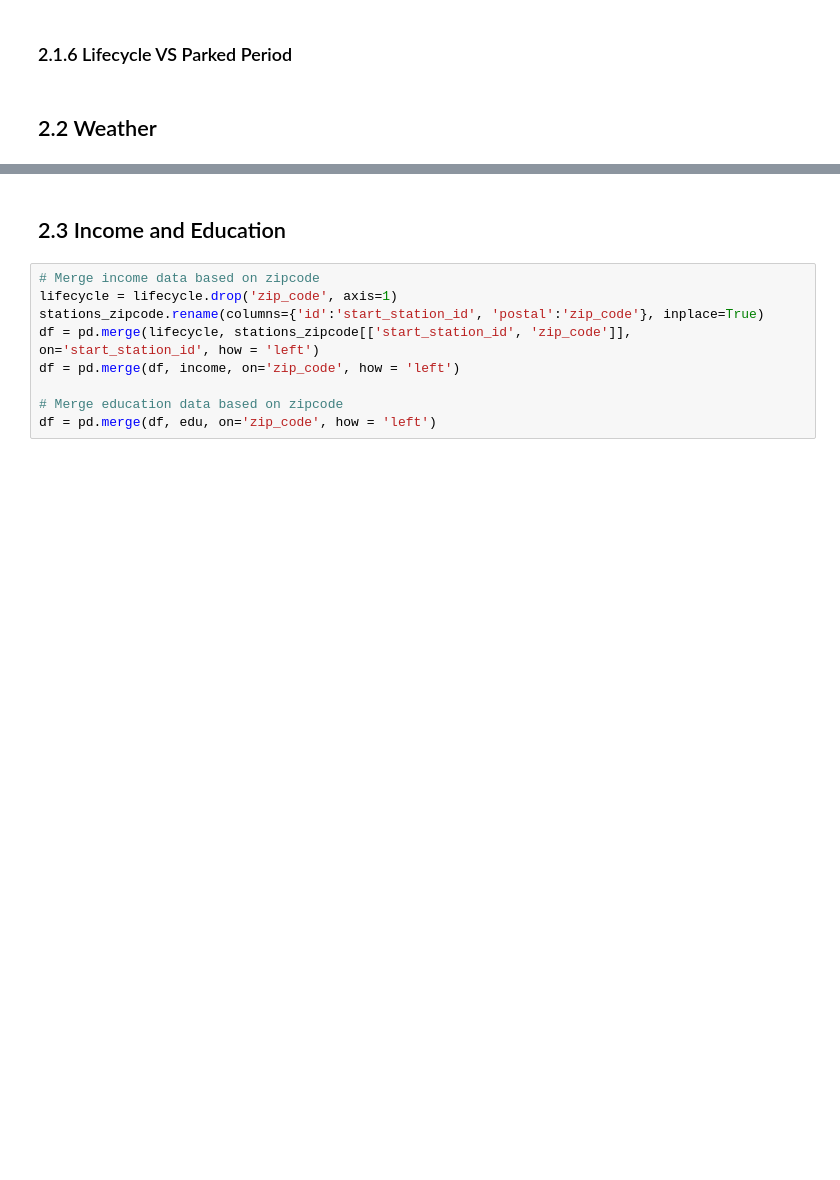
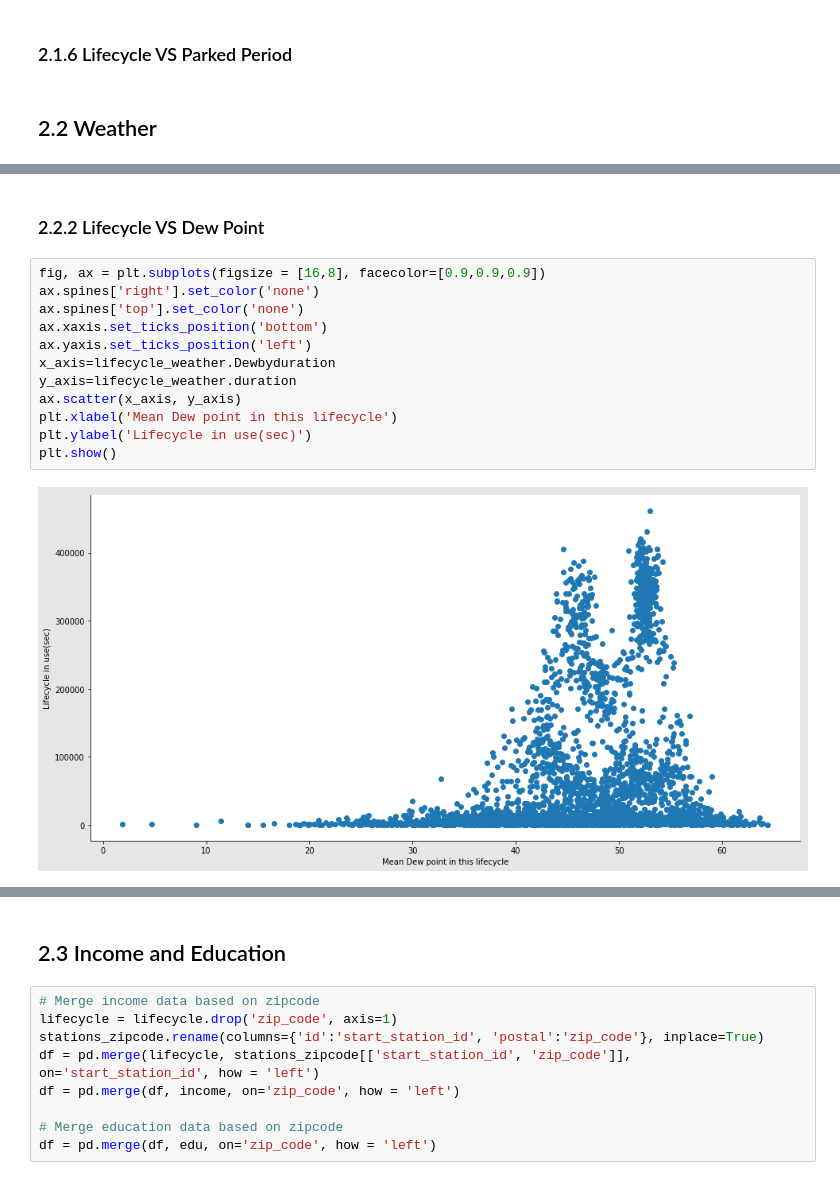
Before and after one commit to leon-lee-jl/MoBike, a Jupyter notebook: MoBike V1.0.ipynb, the cells around one changed output, grey strips where cells are left out. Saved outputs shown, nothing was run; the diff lists cells and outputs as text; blank space fills up the shorter version.

```diff
--- a/MoBike V1.0.ipynb
+++ b/MoBike V1.0.ipynb
@@ -596,0 +641,16 @@ plt.legend()
+# %% [markdown]
+### 2.2.2  Lifecycle VS Dew Point
+# %%
+fig, ax = plt.subplots(figsize = [16,8], facecolor=[0.9,0.9,0.9])
+ax.spines['right'].set_color('none')
+ax.spines['top'].set_color('none')
+ax.xaxis.set_ticks_position('bottom')
+ax.yaxis.set_ticks_position('left')
+x_axis=lifecycle_weather.Dewbyduration
+y_axis=lifecycle_weather.duration
+ax.scatter(x_axis, y_axis)
+plt.xlabel('Mean Dew point in this lifecycle')
+plt.ylabel('Lifecycle in use(sec)')
+plt.show()
+# %% [output]
+[figure, added]
```
Also changed, not shown: parts of 22 cells of this notebook.
